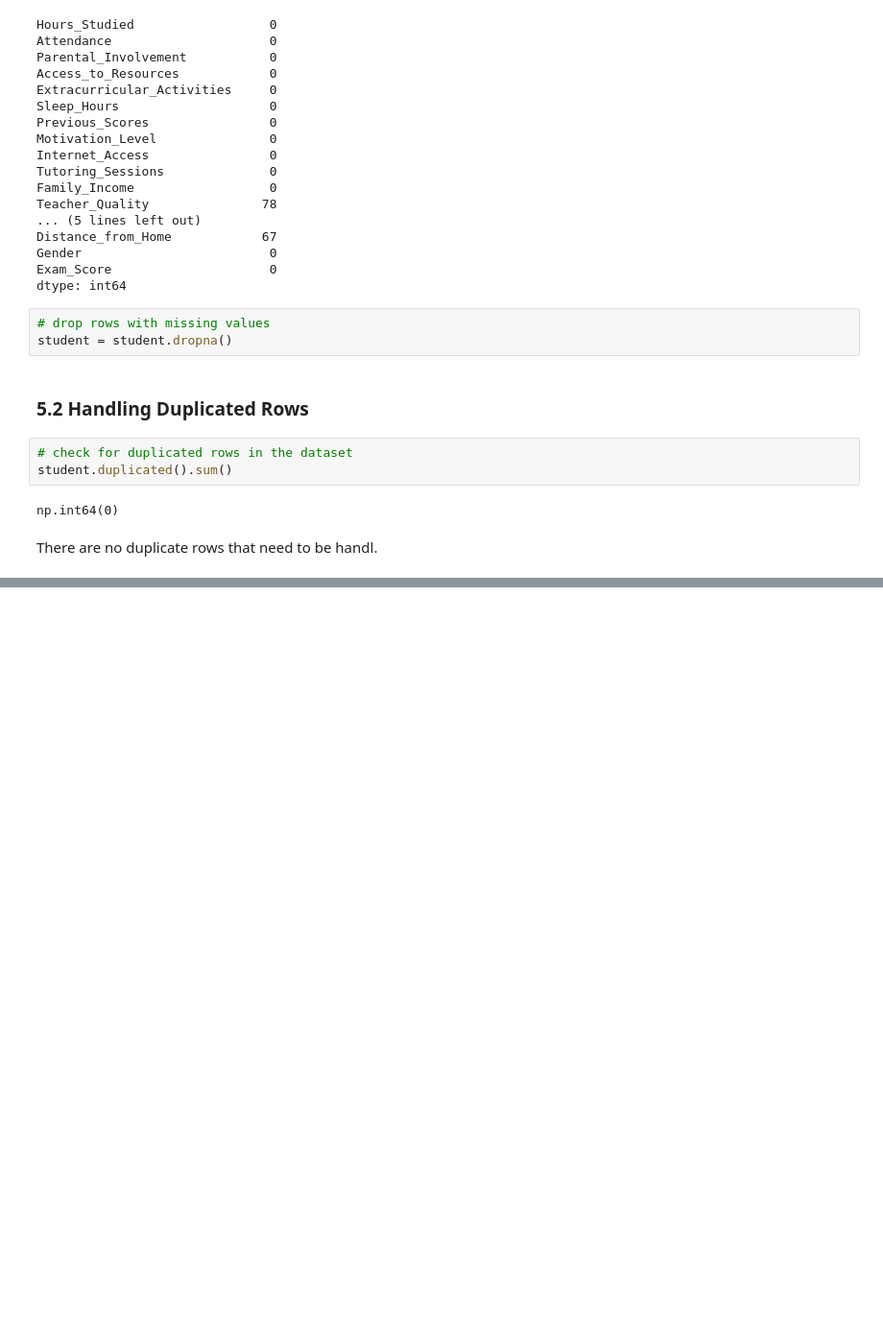
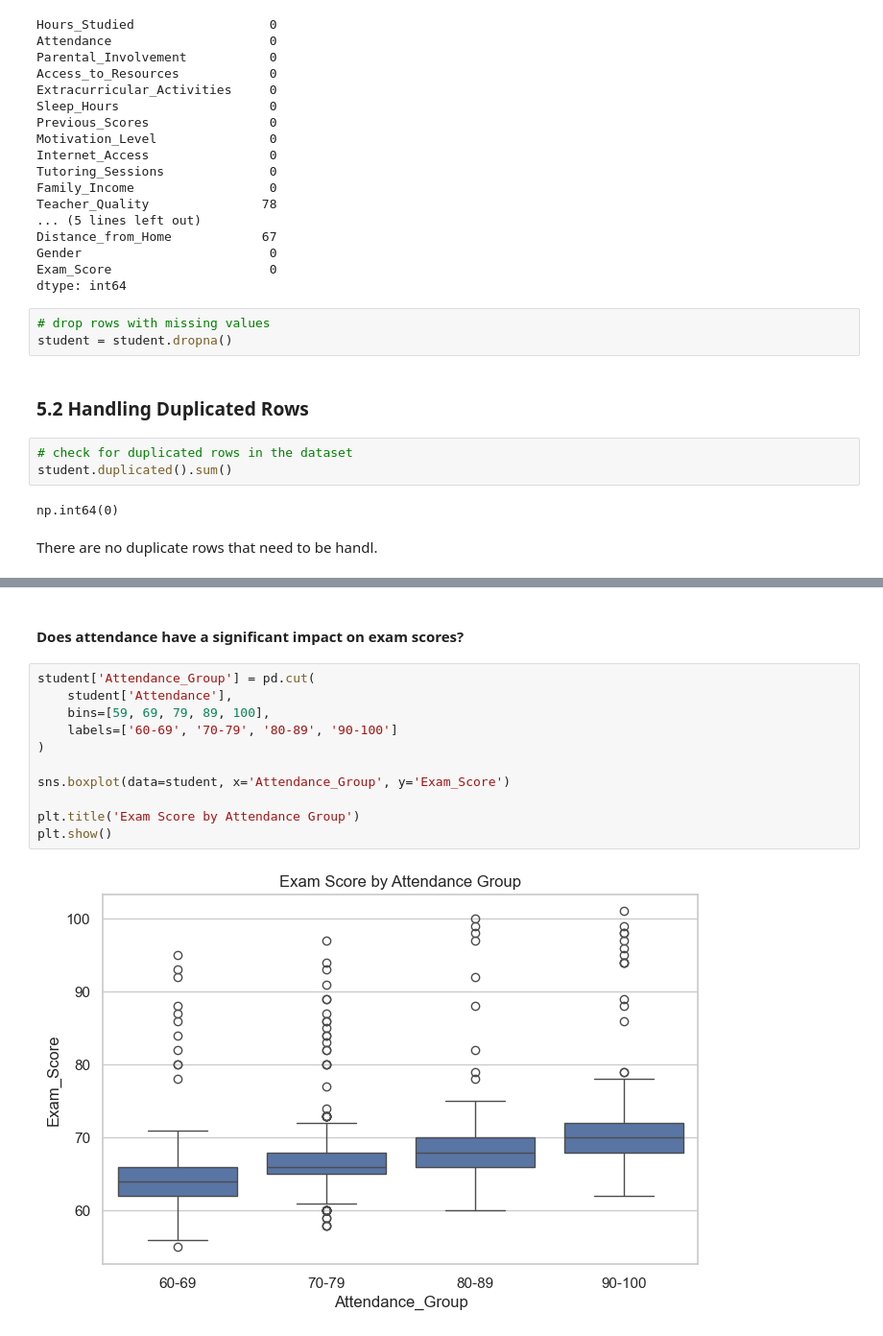
Before and after one commit to Nujud123/A-AI-Bootcamp, a Jupyter notebook: student/course2/p2_student_exam.ipynb, the cells around one changed output, grey strips where cells are left out. Shown at 96% size. Cells and saved outputs as stored; diff of their text form; blank space fills up the shorter version.

```diff
--- a/student/course2/p2_student_exam.ipynb
+++ b/student/course2/p2_student_exam.ipynb
@@ -193,0 +214,15 @@ There are no duplicate rows that need to be handl.
+# %% [markdown]
+#### Does attendance have a significant impact on exam scores?
+# %%
+student['Attendance_Group'] = pd.cut(
+    student['Attendance'],
+    bins=[59, 69, 79, 89, 100],
+    labels=['60-69', '70-79', '80-89', '90-100']
+)
+
+sns.boxplot(data=student, x='Attendance_Group', y='Exam_Score')
+
+plt.title('Exam Score by Attendance Group')
+plt.show()
+# %% [output]
+[figure, added]
```
Also changed, not shown: parts of 18 cells of this notebook, 2 other files.
